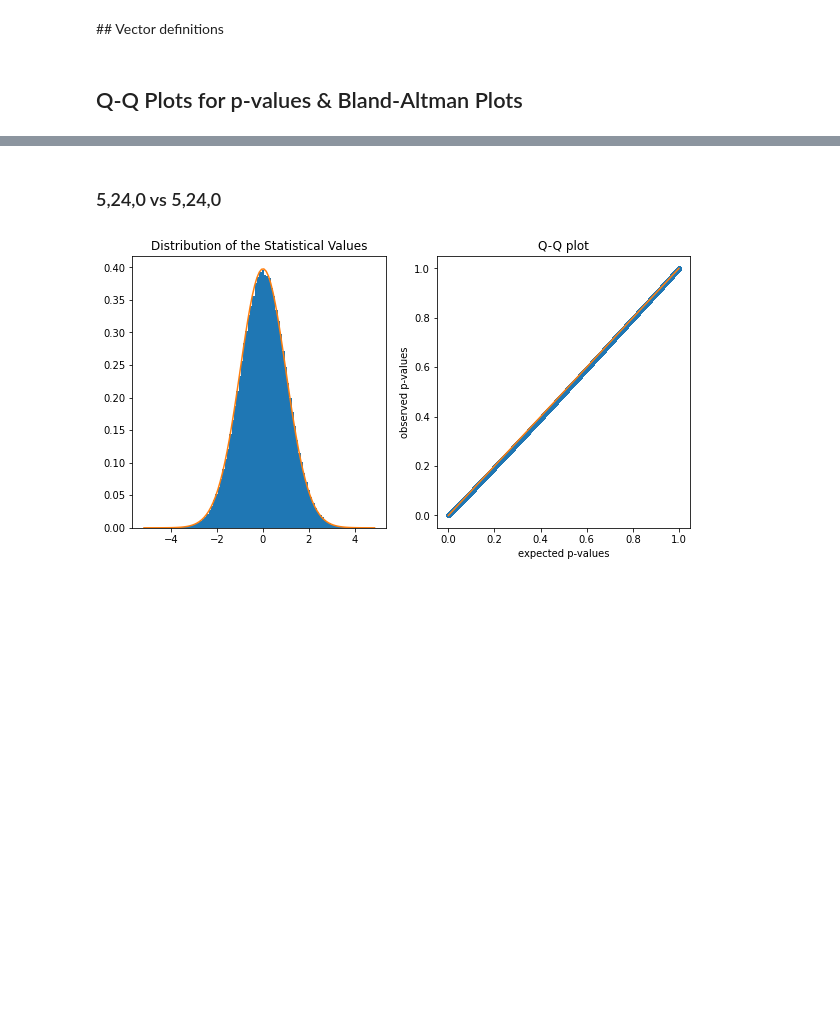
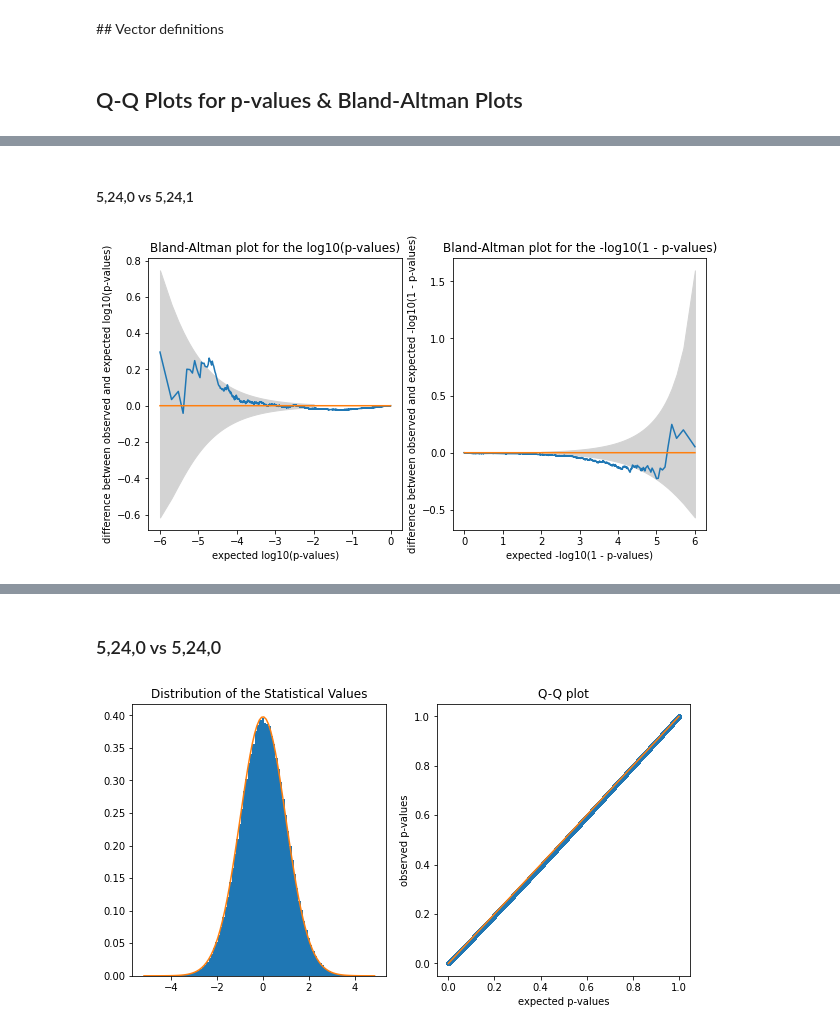
Before and after one commit to xroll174/Correct-Variability-Pipelines, a Jupyter notebook: results/Results.ipynb, the cells around one changed output, grey strips where cells are left out. Saved outputs shown, nothing was run; the diff lists cells and outputs as text; code cells hidden in the pictures; blank space fills up the shorter version.

```diff
--- a/results/Results.ipynb
+++ b/results/Results.ipynb
@@ -444,0 +508,6 @@ Vect_vox_800_800_sample = voxel_concat_sample(8,0,0,8,0,0);
+# %% [markdown]
+#### 5,24,0 vs 5,24,1
+# %%
+Bland_Altman_log(Vect_vox_5240_5241_sample)
+# %% [output]
+[figure, added]
```
Also changed, not shown: parts of 21 cells of this notebook.
